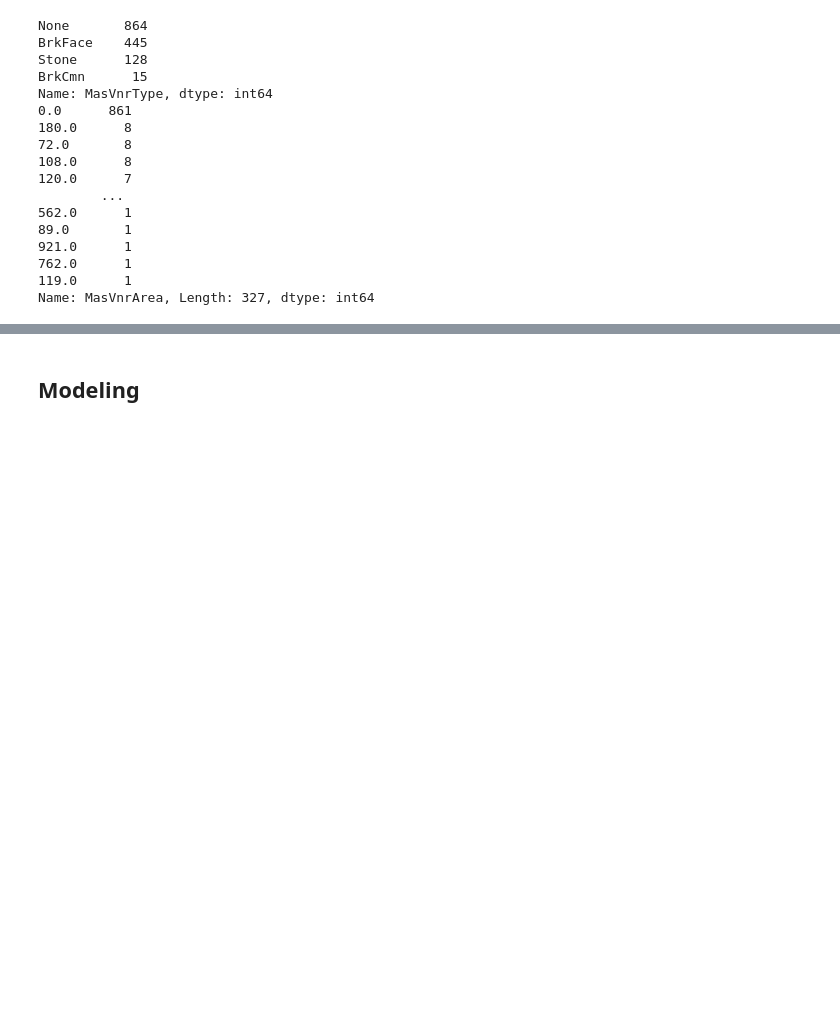
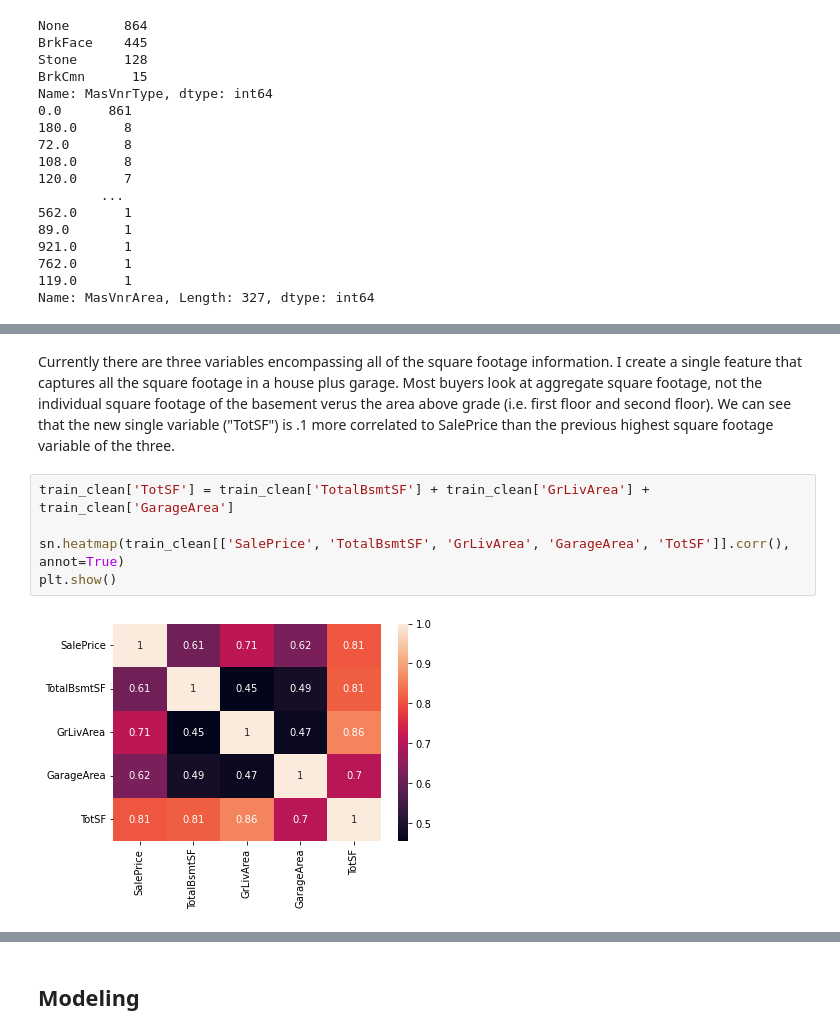
Before and after one commit to jhancuch/housing-prices-ames-ia, a Jupyter notebook: housing-price-prediction.ipynb, the cells around one changed output, grey strips where cells are left out. Cells and saved outputs as stored; diff of their text form; blank space fills up the shorter version.

```diff
--- a/housing-price-prediction.ipynb
+++ b/housing-price-prediction.ipynb
@@ -379,0 +391,9 @@ Name: MasVnrArea, Length: 327, dtype: int64
+# %% [markdown]
+Currently there are three variables encompassing all of the square footage information. I create a single feature that captures all the square footage in a house plus garage. Most buyers look at aggregate square footage, not the individual square footage of the basement verus the area above grade (i.e. first floor and second floor). We can see that the new single variable ("TotSF") is .1 more correlated to SalePrice than the previous highest square footage variable of the three.
+# %%
+train_clean['TotSF'] = train_clean['TotalBsmtSF'] + train_clean['GrLivArea'] + train_clean['GarageArea']
+
+sn.heatmap(train_clean[['SalePrice', 'TotalBsmtSF', 'GrLivArea', 'GarageArea', 'TotSF']].corr(), annot=True)
+plt.show()
+# %% [output]
+[figure, added]
```
Also changed, not shown: parts of 12 cells of this notebook.
